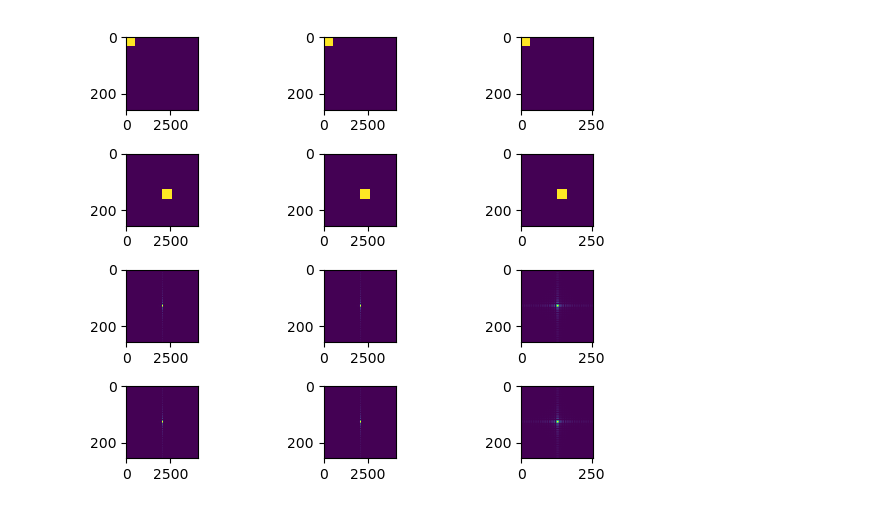
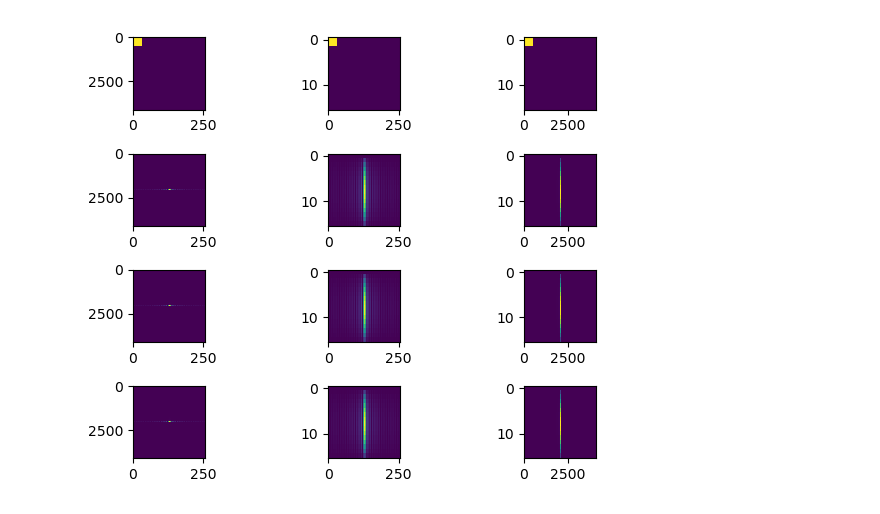
Before and after one commit to t1nux/roc_fft_bug, a Jupyter notebook: show_bug.ipynb, the cells around one changed output. Saved outputs shown, nothing was run; the diff lists cells and outputs as text; code cells hidden in the pictures.

```diff
--- a/show_bug.ipynb
+++ b/show_bug.ipynb
@@ -26,32 +26,33 @@ Nt, Ny, Nx = 2**4, 2**12, 2**9
 Nt, Ny, Nx = 2**4, 2**10, 2**10
 Nt, Ny, Nx = 2**8, 2**9, 2**9
 Nt, Ny, Nx = 2**8, 2**9, 2**10
 Nt, Ny, Nx = 2**8, 2**8, 2**11
+Nt, Ny, Nx = 2**4, 2**12, 2**8
 
 # eval
-Nt, Ny, Nx = 2**8, 2**8, 2**12
+Nt, Ny, Nx = 2**4, 2**12, 2**8
 
 z = get_data('/tmp/Etyx.bin', Nt, Ny, Nx)
 Z3d = get_data('/tmp/Efkykx3d.bin', Nt, Ny, Nx)
 Z21d = get_data('/tmp/Efkykx21d.bin', Nt, Ny, Nx)
 Zp = npf.fftn(z)
 
 fig, ((ax01, ax02, ax03),
       (ax31, ax32, ax33),
       (ax211, ax212, ax213),
       (axp1, axp2, axp3)) = plt.subplots(ncols=3, nrows=4)
 ax01.imshow(abs(z[0]), aspect=Nx/Ny, interpolation='none')
 ax02.imshow(abs(z[:, 0]), aspect=Nx/Nt, interpolation='none')
 ax03.imshow(abs(z[:, :, 0]), aspect=Ny/Nt, interpolation='none')
 ax31.imshow(abs(npf.fftshift(Z3d[0])), aspect=Nx/Ny, interpolation='none')
 ax32.imshow(abs(npf.fftshift(Z3d[:, 0])), aspect=Nx/Nt, interpolation='none')
 ax33.imshow(abs(npf.fftshift(Z3d[:, :, 0])), aspect=Ny/Nt, interpolation='none')
 ax211.imshow(abs(npf.fftshift(Z21d[0])), aspect=Nx/Ny, interpolation='none')
 ax212.imshow(abs(npf.fftshift(Z21d[:, 0])), aspect=Nx/Nt, interpolation='none')
 ax213.imshow(abs(npf.fftshift(Z21d[:, :, 0])), aspect=Ny/Nt, interpolation='none')
 axp1.imshow(abs(npf.fftshift(Zp[0])), aspect=Nx/Ny, interpolation='none')
 axp2.imshow(abs(npf.fftshift(Zp[:, 0])), aspect=Nx/Nt, interpolation='none')
 axp3.imshow(abs(npf.fftshift(Zp[:, :, 0])), aspect=Ny/Nt, interpolation='none')
 fig.tight_layout()
 # %% [output]
-[figure, old version]
+[figure, new version]
```
Also changed, not shown: 1 other file.
